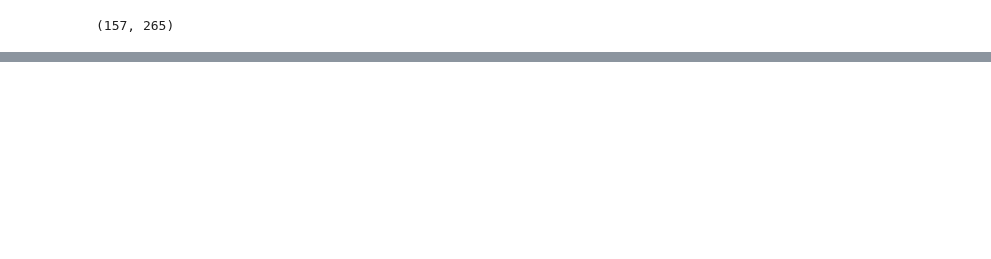
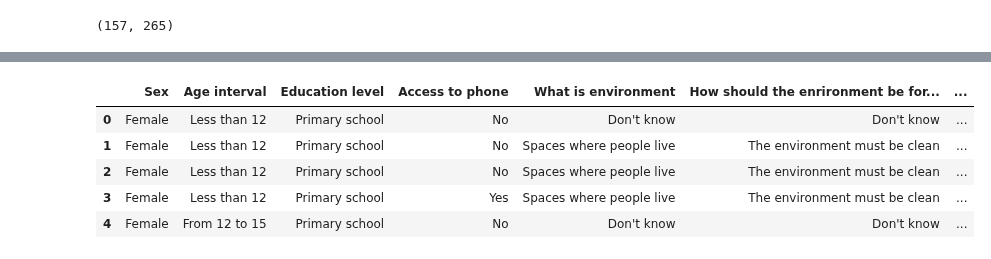
Before and after one commit to wisnercelucus/pes-nippes-data-cleaning, a Jupyter notebook: notebooks/students_cleaning.ipynb, the cells around one changed output, grey strips where cells are left out. Saved outputs shown, nothing was run; the diff lists cells and outputs as text; code cells hidden in the pictures; blank space fills up the shorter version.

Commit message:
translate the students dataset

```diff
--- a/notebooks/students_cleaning.ipynb
+++ b/notebooks/students_cleaning.ipynb
@@ -30,0 +196,2 @@ s_df = students_df.copy()
+# %%
+n_s_df["How should the enrironment be for us to be in good health?"] = pd.Series(environment_knowledge1)
@@ -30,0 +221,10 @@ s_df = students_df.copy()
+# %%
+col_name = "Q8 – Eske w konn tande pale de chanjman klimatik ?"
+values = {"Wi, si wi pase ak Q9.1":"Yes",
+          "Non":"No",
+         }
+environment_knowledge2 =  rename_col_values(students_df, col_name, values)
+# %%
+n_s_df["Have you already heard about climate change"] = pd.Series(environment_knowledge2)
+access_to_phone_def = count_freq_simple_answer(n_s_df, 'Have you already heard about climate change')
+access_to_phone_def
@@ -30,0 +236,17 @@ s_df = students_df.copy()
+# %%
+col_name = "Q8.1 – Kisa chanjman klimatik la ye ?"
+values = {"Mwen pa konnen, si 1) pase ak Q14":"Don't know",
+          "Se tanperati atmosfè a kap ogmante akoz twòp gas rechofman aktivite moun ap degaje":"Increase in the temperature of the atmosphere due to the emission of heating gases from human activities",
+          "Se lè jaden pa donnen ankò":"When the crops give nothing to harvest",
+          "Se lè solèy la leve nan mitan lanwit":"When the sun raises at midnight",
+          "Lòt (Presize)":"Other",
+         }
+environment_knowledge3 =  rename_col_with_multiple_values(students_df, col_name, values)
+
+n_s_df["What is climate change?"] = pd.Series(environment_knowledge3)
+
+patterns = ["Don't know", "Increase in the temperature of the atmosphere due to the emission of heating gases from human activities", "When the crops give nothing to harvest", "When the sun raises at midnight", "Other"]
+col_name = "What is climate change?"
+
+environment_knowledge3_df = count_freq_multiple_answer(n_s_df, col_name, patterns)
+environment_knowledge3_df
@@ -30,0 +259,9 @@ s_df = students_df.copy()
+# %%
+n_s_df.head()
+# %% [output]
+|  | Sex | Age interval | Education level | Access to phone | What is environment | How should the enrironment be for... | ... |
+| 0 | Female | Less than 12 | Primary school | No | Don't know | Don't know | ... |
+| 1 | Female | Less than 12 | Primary school | No | Spaces where people live | The environment must be clean | ... |
+| 2 | Female | Less than 12 | Primary school | No | Spaces where people live | The environment must be clean | ... |
+| 3 | Female | Less than 12 | Primary school | Yes | Spaces where people live | The environment must be clean | ... |
+| 4 | Female | From 12 to 15 | Primary school | No | Don't know | Don't know | ... |
```
Also changed, not shown: parts of 57 cells of this notebook, 5 other files.
